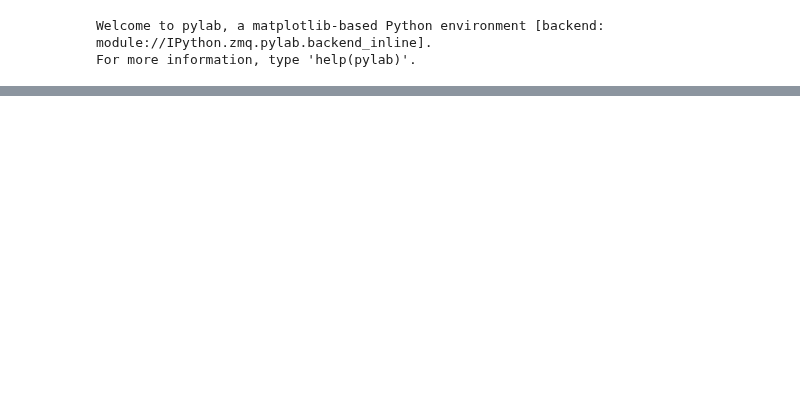
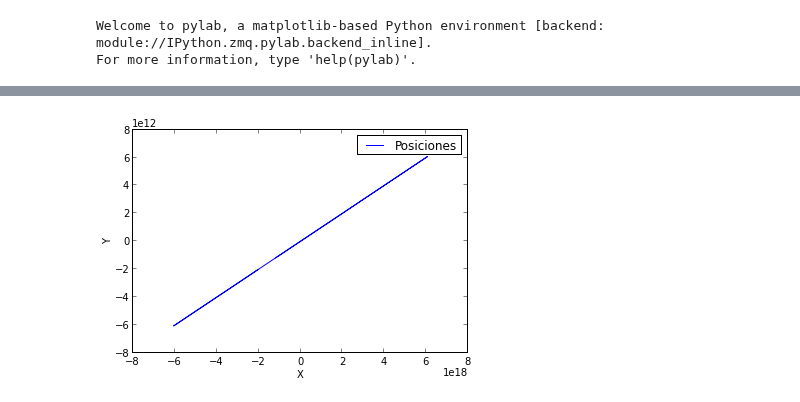
Before and after one commit to daniel-lozano/tarea6, a Jupyter notebook: plots_evoluciones.ipynb, the cells around one changed output, grey strips where cells are left out. Saved outputs shown, nothing was run; the diff lists cells and outputs as text; code cells hidden in the pictures; blank space fills up the shorter version.

```diff
--- a/plots_evoluciones.ipynb
+++ b/plots_evoluciones.ipynb
@@ -68,30 +98,31 @@ SyntaxError: unexpected EOF while parsing (<ipython-input-6-2ad2ccf3338b>, line
 # %%
 #segundo momento de evolucion: 2000 millones de años
 #en python se pueden asignar lasmismas variables a diferentes cosas?
 x=file2[:,1]
 y=file2[:,2]
 vx=file2[:,3]
 vy=file2[:,4]
 
 x2=np.empty(12)
 vx2=np.empty(12)
 y2=np.empty(12)
 vy2=np.empty(12)
 
 for i in range (12):
     x2[i]=x[i+1]
     y2[i]=y[i+1]
     vx2[i]=vx[i+1]
     vy2[i]=vy[i+1]
 
 plot(x2,y2,label="Posiciones")
 legend()
 xlabel("X")
 ylabel("Y")
-xlim(-100,100)
-ylim(-100,100)
+
 plt.show()
 plt.close()
+# %% [output]
+[figure, added]
 # %%
 #3ra evolucion
 x=file3[:,1]
```
Also changed, not shown: parts of 7 cells of this notebook, 12 other files.
